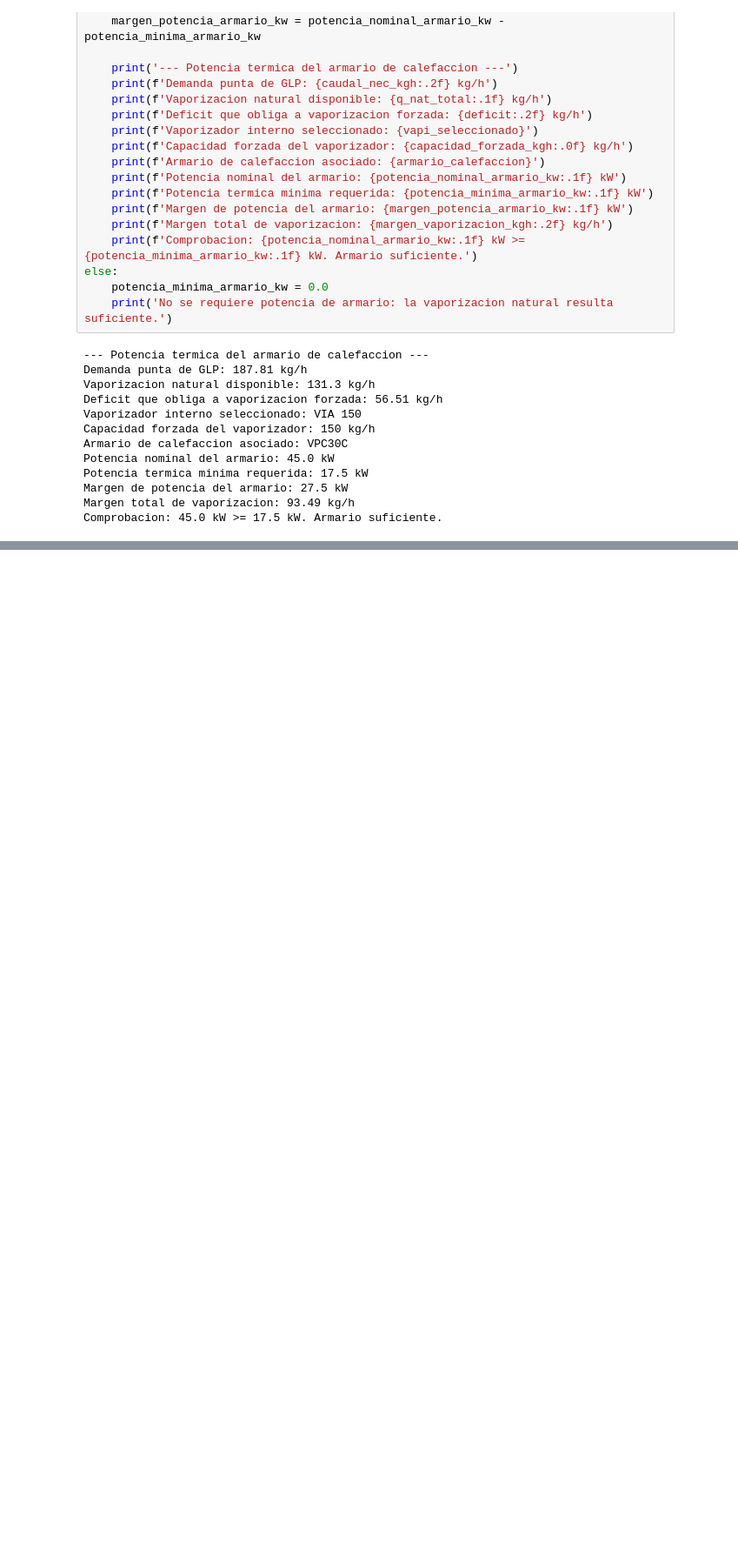
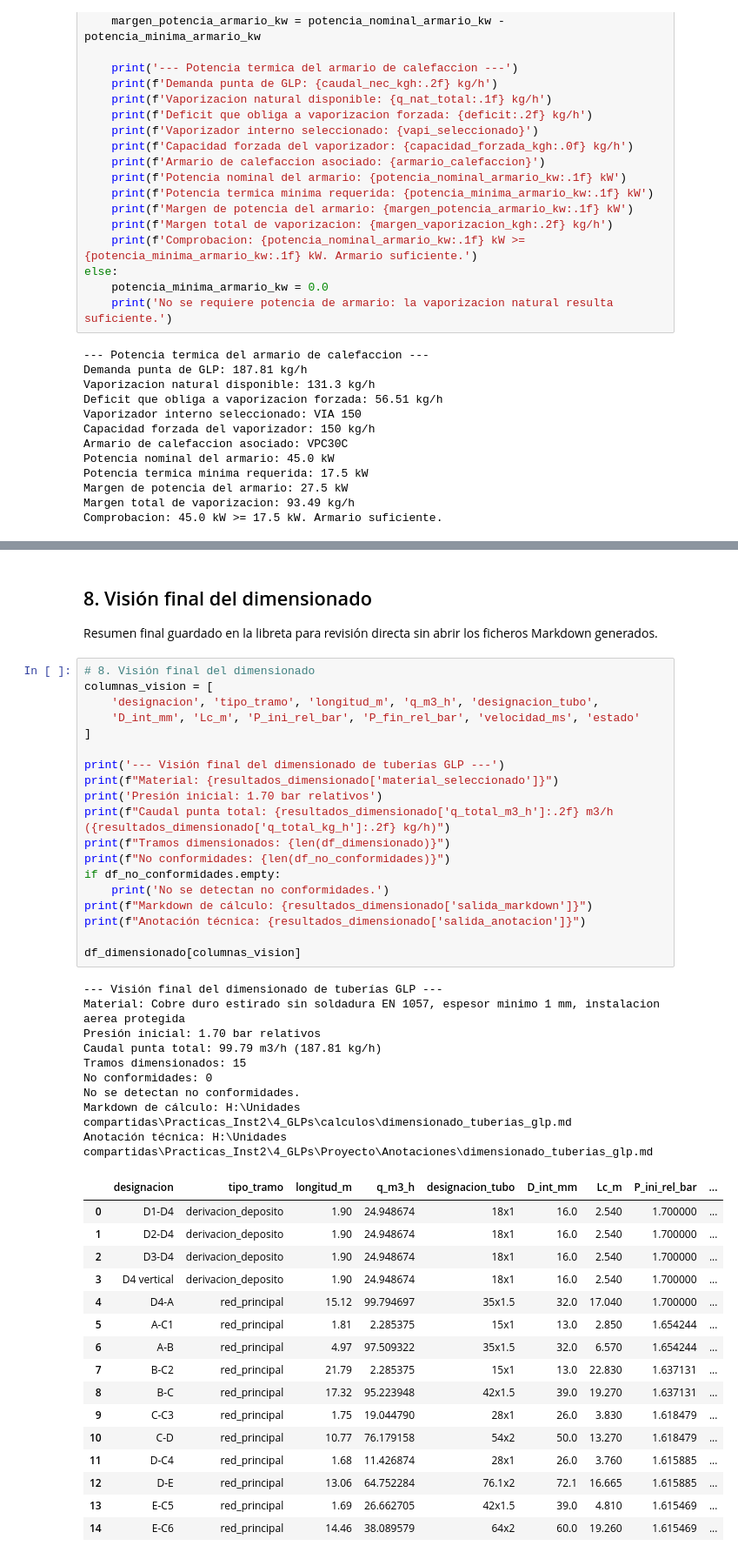
Before and after one commit to Aleesca/Practica_GLP, a Jupyter notebook: calculos/calculos.ipynb, the cells around one changed output, grey strips where cells are left out. Shown at 87% size. Drawn from its saved outputs; the diff is of its cells as text; blank space fills up the shorter version.

```diff
--- a/calculos/calculos.ipynb
+++ b/calculos/calculos.ipynb
@@ -184,0 +494,49 @@ Comprobacion: 45.0 kW >= 17.5 kW. Armario suficiente.
+# %% [markdown]
+## 8. Visión final del dimensionado
+
+Resumen final guardado en la libreta para revisión directa sin abrir los ficheros Markdown generados.
+# %%
+# 8. Visión final del dimensionado
+columnas_vision = [
+    'designacion', 'tipo_tramo', 'longitud_m', 'q_m3_h', 'designacion_tubo',
+    'D_int_mm', 'Lc_m', 'P_ini_rel_bar', 'P_fin_rel_bar', 'velocidad_ms', 'estado'
+]
+
+print('--- Visión final del dimensionado de tuberías GLP ---')
+print(f"Material: {resultados_dimensionado['material_seleccionado']}")
+print('Presión inicial: 1.70 bar relativos')
+print(f"Caudal punta total: {resultados_dimensionado['q_total_m3_h']:.2f} m3/h ({resultados_dimensionado['q_total_kg_h']:.2f} kg/h)")
+print(f"Tramos dimensionados: {len(df_dimensionado)}")
+print(f"No conformidades: {len(df_no_conformidades)}")
+if df_no_conformidades.empty:
+    print('No se detectan no conformidades.')
+print(f"Markdown de cálculo: {resultados_dimensionado['salida_markdown']}")
+print(f"Anotación técnica: {resultados_dimensionado['salida_anotacion']}")
+
+df_dimensionado[columnas_vision]
+# %% [output]
+--- Visión final del dimensionado de tuberías GLP ---
+Material: Cobre duro estirado sin soldadura EN 1057, espesor minimo 1 mm, instalacion aerea protegida
+Presión inicial: 1.70 bar relativos
+Caudal punta total: 99.79 m3/h (187.81 kg/h)
+Tramos dimensionados: 15
+No conformidades: 0
+No se detectan no conformidades.
+Markdown de cálculo: H:\Unidades compartidas\Practicas_Inst2\4_GLPs\calculos\dimensionado_tuberias_glp.md
+Anotación técnica: H:\Unidades compartidas\Practicas_Inst2\4_GLPs\Proyecto\Anotaciones\dimensionado_tuberias_glp.md
+|  | designacion | tipo_tramo | longitud_m | q_m3_h | designacion_tubo | D_int_mm | Lc_m | P_ini_rel_bar | ... |
+| 0 | D1-D4 | derivacion_deposito | 1.90 | 24.948674 | 18x1 | 16.0 | 2.540 | 1.700000 | ... |
+| 1 | D2-D4 | derivacion_deposito | 1.90 | 24.948674 | 18x1 | 16.0 | 2.540 | 1.700000 | ... |
+| 2 | D3-D4 | derivacion_deposito | 1.90 | 24.948674 | 18x1 | 16.0 | 2.540 | 1.700000 | ... |
+| 3 | D4 vertical | derivacion_deposito | 1.90 | 24.948674 | 18x1 | 16.0 | 2.540 | 1.700000 | ... |
+| 4 | D4-A | red_principal | 15.12 | 99.794697 | 35x1.5 | 32.0 | 17.040 | 1.700000 | ... |
+| 5 | A-C1 | red_principal | 1.81 | 2.285375 | 15x1 | 13.0 | 2.850 | 1.654244 | ... |
+| 6 | A-B | red_principal | 4.97 | 97.509322 | 35x1.5 | 32.0 | 6.570 | 1.654244 | ... |
+| 7 | B-C2 | red_principal | 21.79 | 2.285375 | 15x1 | 13.0 | 22.830 | 1.637131 | ... |
+| 8 | B-C | red_principal | 17.32 | 95.223948 | 42x1.5 | 39.0 | 19.270 | 1.637131 | ... |
+| 9 | C-C3 | red_principal | 1.75 | 19.044790 | 28x1 | 26.0 | 3.830 | 1.618479 | ... |
+| 10 | C-D | red_principal | 10.77 | 76.179158 | 54x2 | 50.0 | 13.270 | 1.618479 | ... |
+| 11 | D-C4 | red_principal | 1.68 | 11.426874 | 28x1 | 26.0 | 3.760 | 1.615885 | ... |
+| 12 | D-E | red_principal | 13.06 | 64.752284 | 76.1x2 | 72.1 | 16.665 | 1.615885 | ... |
+| 13 | E-C5 | red_principal | 1.69 | 26.662705 | 42x1.5 | 39.0 | 4.810 | 1.615469 | ... |
+| 14 | E-C6 | red_principal | 14.46 | 38.089579 | 64x2 | 60.0 | 19.260 | 1.615469 | ... |
```
Also changed, not shown: parts of 9 cells of this notebook, 13 other files.
